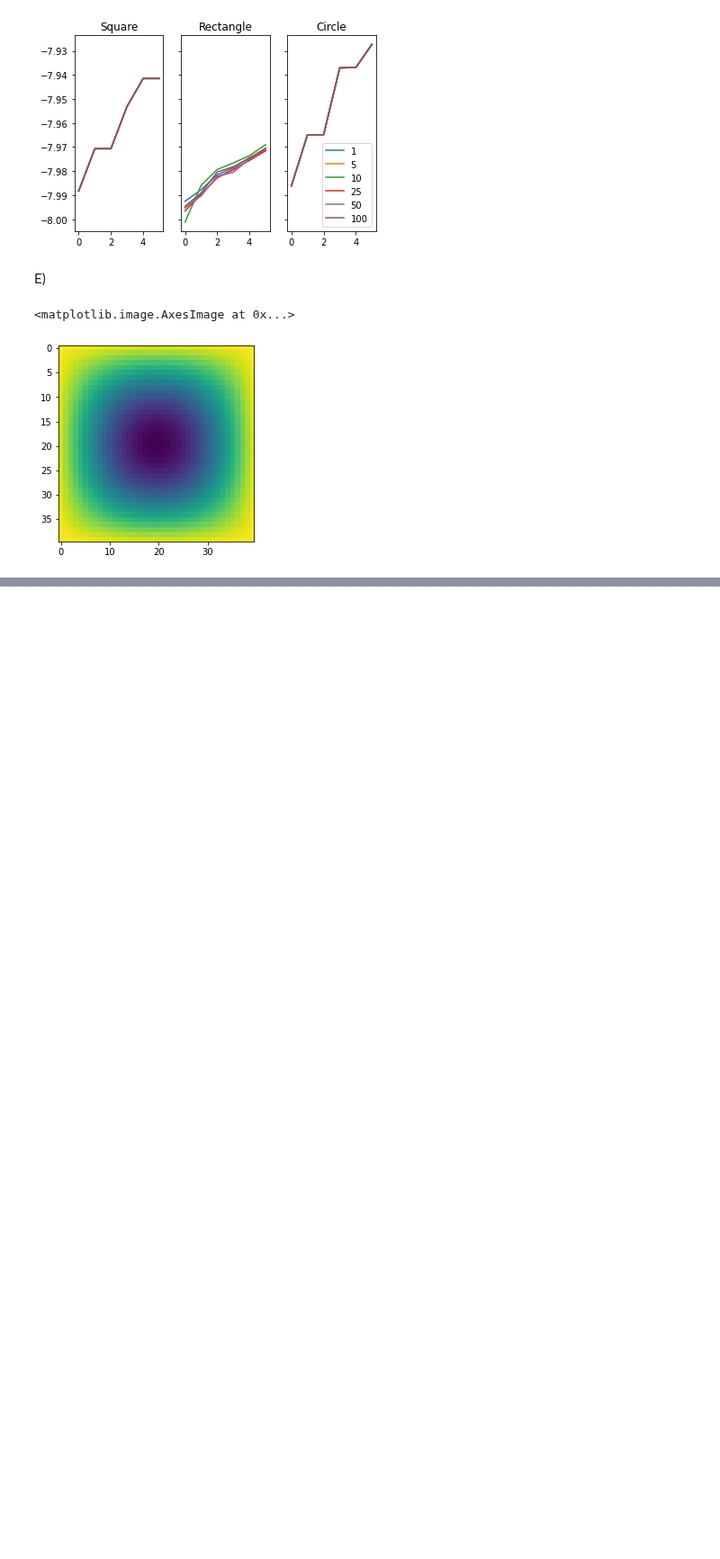
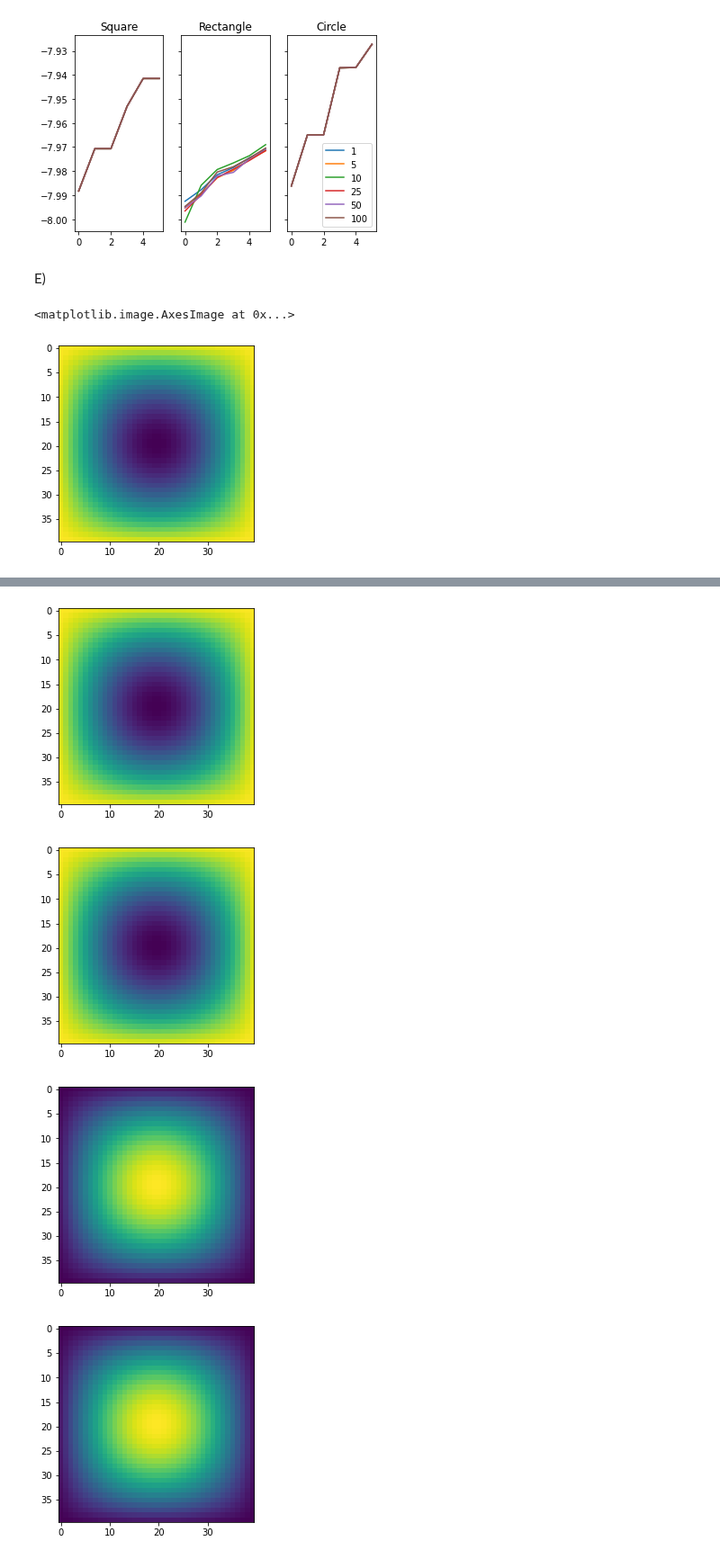
Before and after one commit to karellempes/ScieComp, a Jupyter notebook: Assignment 3/3.1Eigen modes of drums of different shapes.ipynb, the cells around one changed output, grey strips where cells are left out. Shown at 90% size. Saved outputs shown, nothing was run; the diff lists cells and outputs as text; code cells hidden in the pictures; blank space fills up the shorter version.

```diff
--- a/Assignment 3/3.1Eigen modes of drums of different shapes.ipynb
+++ b/Assignment 3/3.1Eigen modes of drums of different shapes.ipynb
@@ -256,0 +259,6 @@ def update(i):
+# %%
+for i in range(M):
+    if i%100 == 0:
+        plt.imshow(frames[i])
+        plt.show()
+# %% [output]
@@ -256,0 +266,4 @@ def update(i):
+[figure, added]
+[figure, added]
+[figure, added]
+[figure, added]
```
Also changed, not shown: parts of 10 cells of this notebook, 2 other files.
